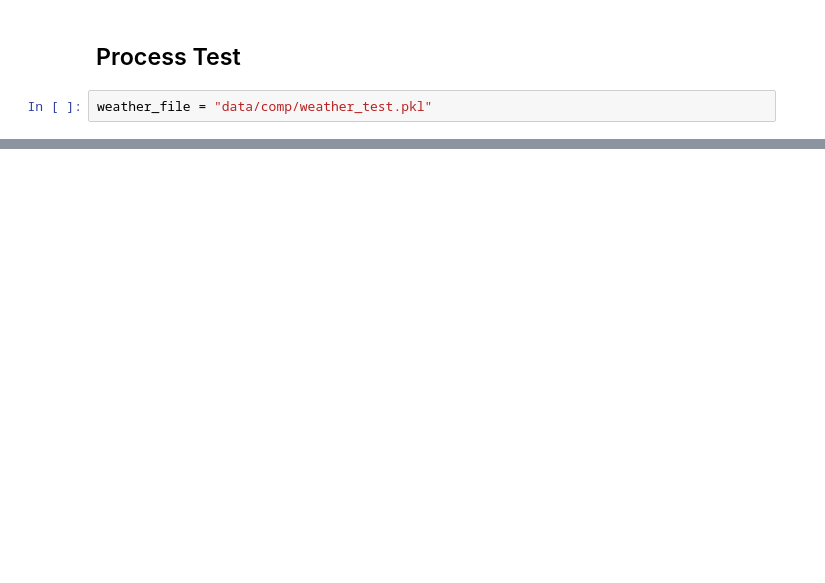
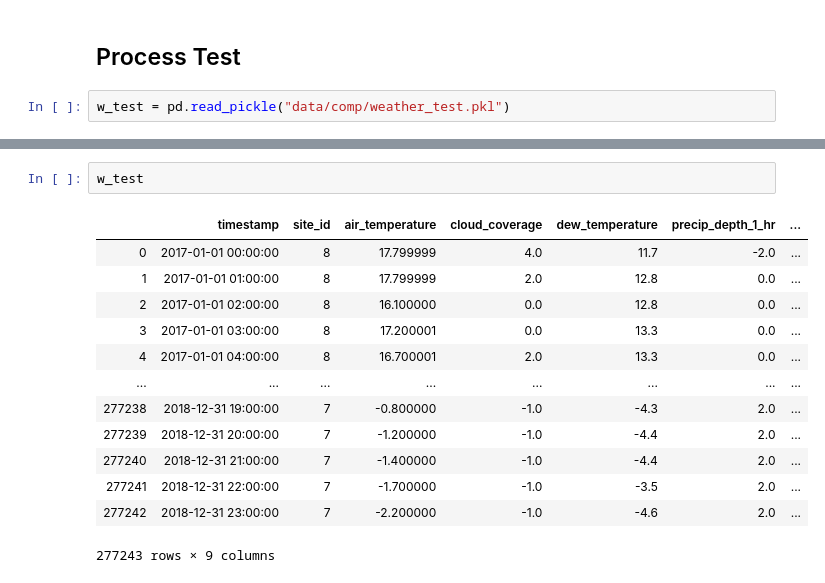
Before and after one commit to nicolassabatier/TSM, a Jupyter notebook: _002-weather-preps.ipynb, the cells around one changed output, grey strips where cells are left out. Saved outputs shown, nothing was run; the diff lists cells and outputs as text; blank space fills up the shorter version.

```diff
--- a/_002-weather-preps.ipynb
+++ b/_002-weather-preps.ipynb
@@ -28,4 +62,4 @@ weather_data.to_pickle(weather_file)
 # %% [markdown]
 ## Process Test
 # %%
-weather_file = "data/comp/weather_test.pkl"
+w_test = pd.read_pickle("data/comp/weather_test.pkl")
@@ -42,0 +77,16 @@ weather_data.to_pickle(weather_file)
+# %%
+w_test
+# %% [output]
+|  | timestamp | site_id | air_temperature | cloud_coverage | dew_temperature | precip_depth_1_hr | ... |
+| 0 | 2017-01-01 00:00:00 | 8 | 17.799999 | 4.0 | 11.7 | -2.0 | ... |
+| 1 | 2017-01-01 01:00:00 | 8 | 17.799999 | 2.0 | 12.8 | 0.0 | ... |
+| 2 | 2017-01-01 02:00:00 | 8 | 16.100000 | 0.0 | 12.8 | 0.0 | ... |
+| 3 | 2017-01-01 03:00:00 | 8 | 17.200001 | 0.0 | 13.3 | 0.0 | ... |
+| 4 | 2017-01-01 04:00:00 | 8 | 16.700001 | 2.0 | 13.3 | 0.0 | ... |
+| ... | ... | ... | ... | ... | ... | ... | ... |
+| 277238 | 2018-12-31 19:00:00 | 7 | -0.800000 | -1.0 | -4.3 | 2.0 | ... |
+| 277239 | 2018-12-31 20:00:00 | 7 | -1.200000 | -1.0 | -4.4 | 2.0 | ... |
+| 277240 | 2018-12-31 21:00:00 | 7 | -1.400000 | -1.0 | -4.4 | 2.0 | ... |
+| 277241 | 2018-12-31 22:00:00 | 7 | -1.700000 | -1.0 | -3.5 | 2.0 | ... |
+| 277242 | 2018-12-31 23:00:00 | 7 | -2.200000 | -1.0 | -4.6 | 2.0 | ... |
+277243 rows × 9 columns
```
Also changed, not shown: parts of 24 cells of this notebook, 9 other files.
